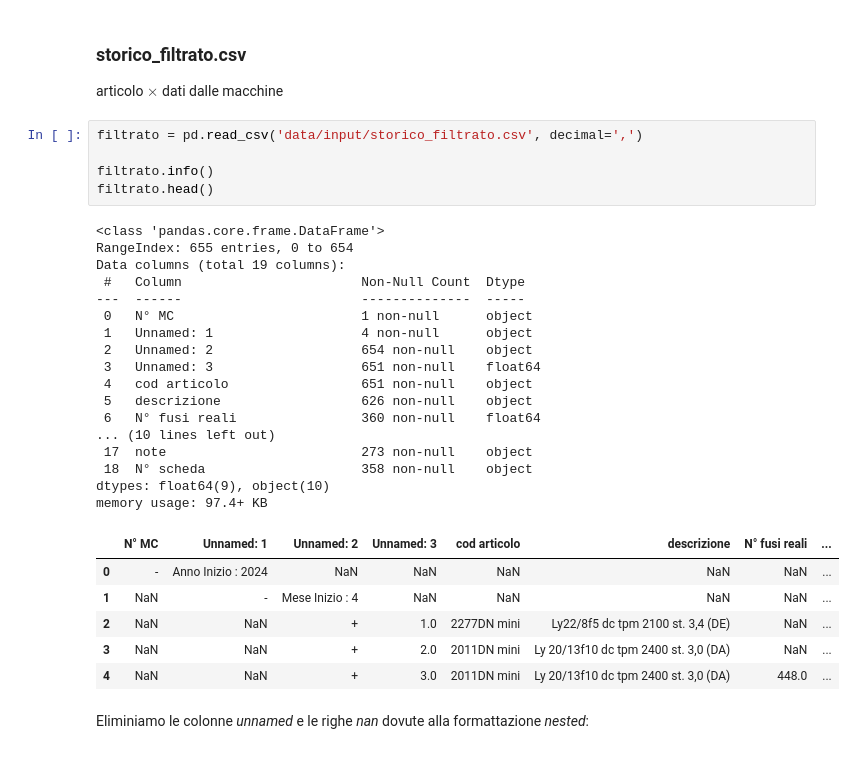
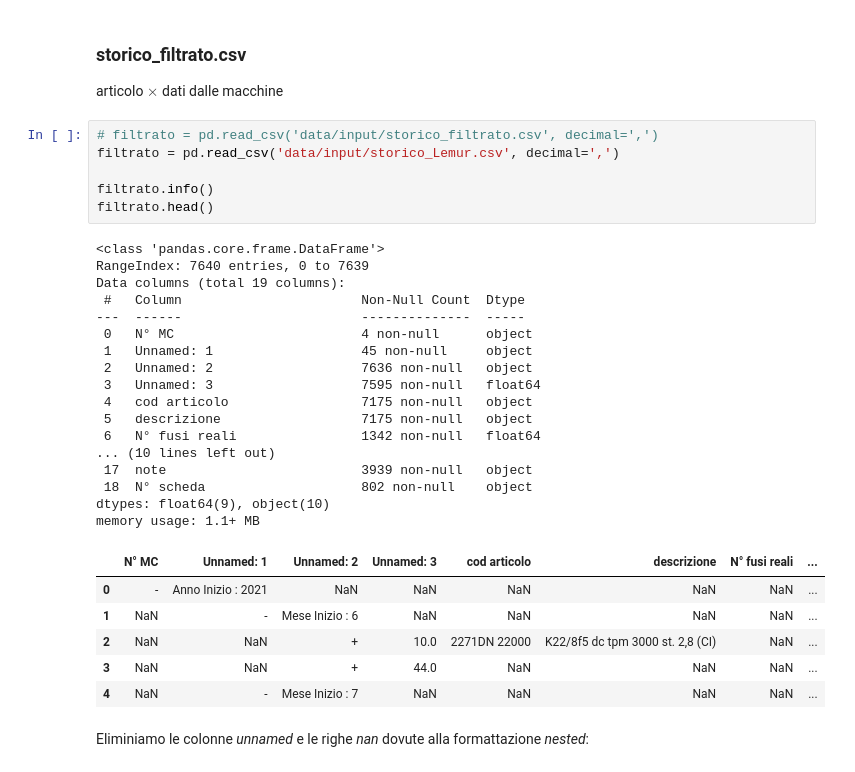
Before and after one commit to Dr3dre/LeMur, a Jupyter notebook: data_relations.ipynb, the cells around one changed output. Saved outputs shown, nothing was run; the diff lists cells and outputs as text.

Commit message:
added final storico

```diff
--- a/data_relations.ipynb
+++ b/data_relations.ipynb
@@ -253,34 +253,35 @@ valid.to_csv('data/valid/lista_articoli.csv', index=False)
 
 articolo $\times$ dati dalle macchine
 # %%
-filtrato = pd.read_csv('data/input/storico_filtrato.csv', decimal=',')
+# filtrato = pd.read_csv('data/input/storico_filtrato.csv', decimal=',')
+filtrato = pd.read_csv('data/input/storico_Lemur.csv', decimal=',')
 
 filtrato.info()
 filtrato.head()
 # %% [output]
 <class 'pandas.core.frame.DataFrame'>
-RangeIndex: 655 entries, 0 to 654
+RangeIndex: 7640 entries, 0 to 7639
 Data columns (total 19 columns):
  #   Column                       Non-Null Count  Dtype
 ---  ------                       --------------  -----
- 0   N° MC                        1 non-null      object
- 1   Unnamed: 1                   4 non-null      object
- 2   Unnamed: 2                   654 non-null    object
- 3   Unnamed: 3                   651 non-null    float64
- 4   cod articolo                 651 non-null    object
- 5   descrizione                  626 non-null    object
- 6   N° fusi reali                360 non-null    float64
+ 0   N° MC                        4 non-null      object
+ 1   Unnamed: 1                   45 non-null     object
+ 2   Unnamed: 2                   7636 non-null   object
+ 3   Unnamed: 3                   7595 non-null   float64
+ 4   cod articolo                 7175 non-null   object
+ 5   descrizione                  7175 non-null   object
+ 6   N° fusi reali                1342 non-null   float64
 ... (10 lines left out)
- 17  note                         273 non-null    object
- 18  N° scheda                    358 non-null    object
+ 17  note                         3939 non-null   object
+ 18  N° scheda                    802 non-null    object
 dtypes: float64(9), object(10)
-memory usage: 97.4+ KB
+memory usage: 1.1+ MB
 |  | N° MC | Unnamed: 1 | Unnamed: 2 | Unnamed: 3 | cod articolo | descrizione | N° fusi reali | ... |
-| 0 | - | Anno Inizio : 2024 | NaN | NaN | NaN | NaN | NaN | ... |
-| 1 | NaN | - | Mese Inizio : 4 | NaN | NaN | NaN | NaN | ... |
-| 2 | NaN | NaN | + | 1.0 | 2277DN mini | Ly22/8f5 dc tpm 2100 st. 3,4 (DE) | NaN | ... |
-| 3 | NaN | NaN | + | 2.0 | 2011DN mini | Ly 20/13f10 dc tpm 2400 st. 3,0 (DA) | NaN | ... |
-| 4 | NaN | NaN | + | 3.0 | 2011DN mini | Ly 20/13f10 dc tpm 2400 st. 3,0 (DA) | 448.0 | ... |
+| 0 | - | Anno Inizio : 2021 | NaN | NaN | NaN | NaN | NaN | ... |
+| 1 | NaN | - | Mese Inizio : 6 | NaN | NaN | NaN | NaN | ... |
+| 2 | NaN | NaN | + | 10.0 | 2271DN 22000 | K22/8f5 dc tpm 3000 st. 2,8 (CI) | NaN | ... |
+| 3 | NaN | NaN | + | 44.0 | NaN | NaN | NaN | ... |
+| 4 | NaN | - | Mese Inizio : 7 | NaN | NaN | NaN | NaN | ... |
 # %% [markdown]
 Eliminiamo le colonne *unnamed* e le righe *nan* dovute alla formattazione *nested*:
 # %%
```
Also changed, not shown: parts of 8 cells of this notebook, 7 other files.
